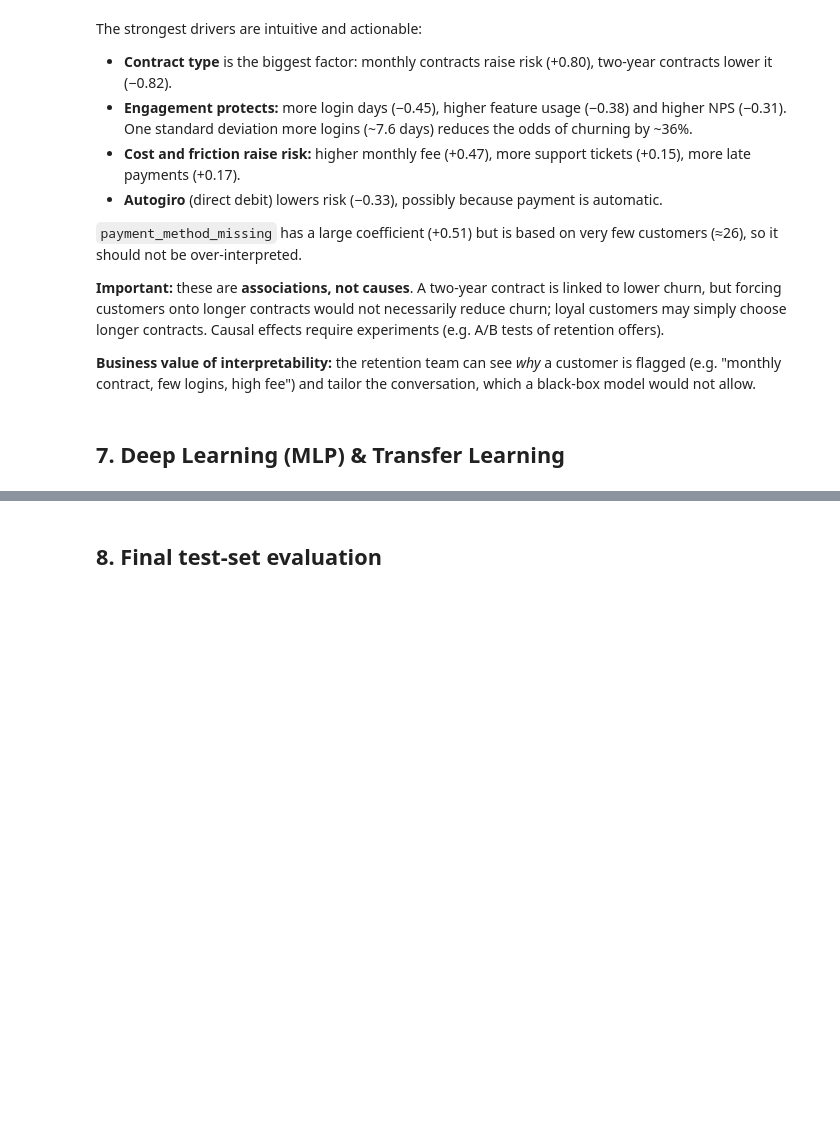
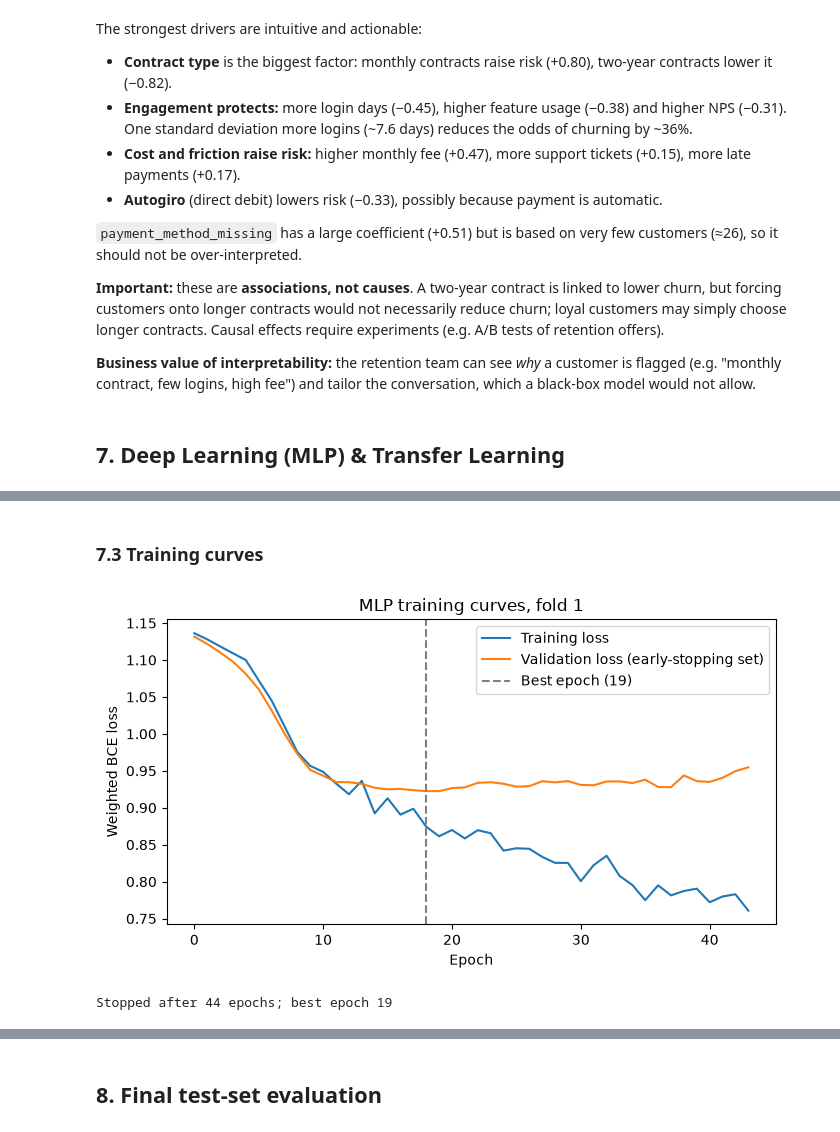
Before and after one commit to mineterkan/customer-churn-prediction, a Jupyter notebook: notebooks/churn_analysis.ipynb, the cells around one changed output, grey strips where cells are left out. Saved outputs shown, nothing was run; the diff lists cells and outputs as text; code cells hidden in the pictures; blank space fills up the shorter version.

Commit message:
Add PyTorch MLP comparison, training curves, DL and transfer learning reasoning

```diff
--- a/notebooks/churn_analysis.ipynb
+++ b/notebooks/churn_analysis.ipynb
@@ -896,0 +968,30 @@ The strongest drivers are intuitive and actionable:
+# %%
+mlp_rows, histories = [], []
+for fold, (tr_idx, va_idx) in enumerate(cv.split(X_train_final, y_train), start=1):
+    X_tr, X_va = X_train_final.iloc[tr_idx], X_train_final.iloc[va_idx]
+    y_tr, y_va = y_train.iloc[tr_idx], y_train.iloc[va_idx]
+
+    # Early-stopping set is carved out of the TRAINING folds → the CV validation fold stays untouched
+    X_fit, X_es, y_fit, y_es = train_test_split(X_tr, y_tr, test_size=0.15,
+                                                stratify=y_tr, random_state=RANDOM_STATE)
+    pre = make_preprocessor(FINAL_NUM_COLS).fit(X_fit)          # fitted on training data only
+    model, hist, best_epoch = train_mlp(to_dense(pre.transform(X_fit)), y_fit.values,
+                                        to_dense(pre.transform(X_es)), y_es.values)
+    histories.append((hist, best_epoch))
+    p_mlp = predict_mlp(model, to_dense(pre.transform(X_va)))
+    p_fit = predict_mlp(model, to_dense(pre.transform(X_fit)))
+
+    lr_model = make_final_model().fit(X_tr, y_tr)               # same fold, same features
+    p_lr = lr_model.predict_proba(X_va)[:, 1]
+
+    mlp_rows.append({"fold": fold, "best_epoch": best_epoch + 1,
+                     "mlp_train_roc_auc": roc_auc_score(y_fit, p_fit),
+                     "mlp_roc_auc": roc_auc_score(y_va, p_mlp),
+                     "mlp_pr_auc": average_precision_score(y_va, p_mlp),
+                     "logreg_roc_auc": roc_auc_score(y_va, p_lr),
+                     "logreg_pr_auc": average_precision_score(y_va, p_lr)})
+
+mlp_df = pd.DataFrame(mlp_rows)
+display(mlp_df.round(3))
+summary = mlp_df.drop(columns="fold").agg(["mean", "std"]).round(3)
+summary
@@ -896,0 +1008,17 @@ The strongest drivers are intuitive and actionable:
+# %% [markdown]
+### 7.3 Training curves
+# %%
+hist, best_epoch = histories[0]          # fold 1
+plt.figure(figsize=(7, 4))
+plt.plot(hist["train_loss"], label="Training loss")
+plt.plot(hist["val_loss"], label="Validation loss (early-stopping set)")
+plt.axvline(best_epoch, linestyle="--", color="grey", label=f"Best epoch ({best_epoch + 1})")
+plt.xlabel("Epoch"); plt.ylabel("Weighted BCE loss")
+plt.title("MLP training curves, fold 1")
+plt.legend(); plt.tight_layout()
+plt.savefig("../figures/mlp_training_curves.png", dpi=150)
+plt.show()
+print(f"Stopped after {len(hist['train_loss'])} epochs; best epoch {best_epoch + 1}")
+# %% [output]
+[figure, added]
+Stopped after 44 epochs; best epoch 19
```
Also changed, not shown: parts of 7 cells of this notebook, 1 other file.
